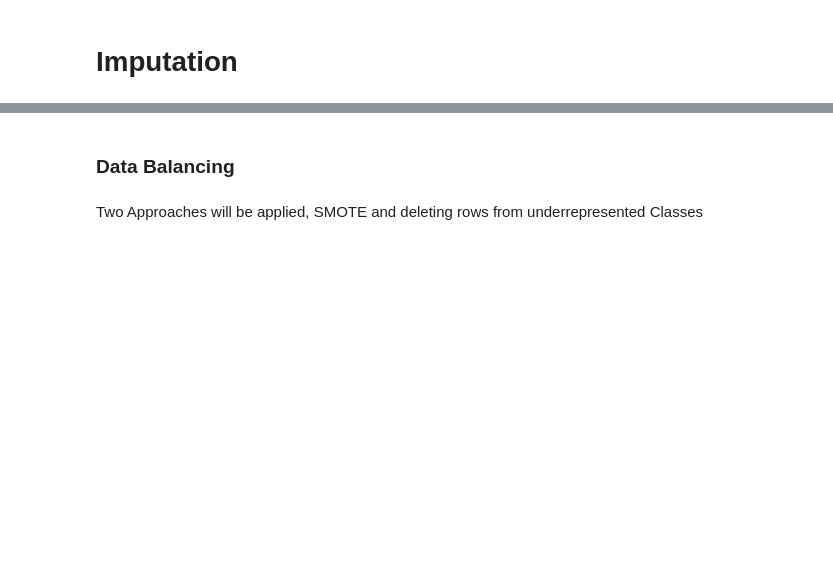
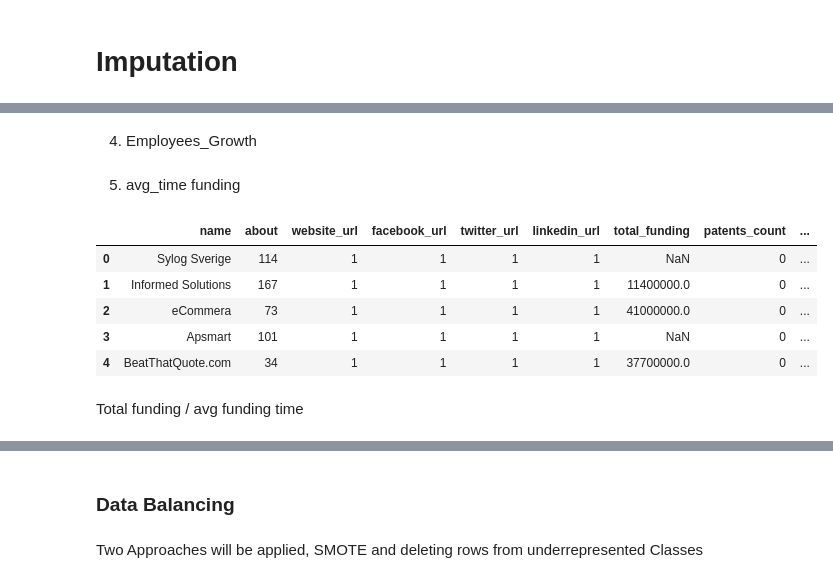
Before and after one commit to FriedrichHermann/Jarvis, a Jupyter notebook: Second Try/Dataset.ipynb, the cells around one changed output, grey strips where cells are left out. Cells and saved outputs as stored; diff of their text form; code cells hidden in the pictures; blank space fills up the shorter version.

```diff
--- a/Second Try/Dataset.ipynb
+++ b/Second Try/Dataset.ipynb
@@ -807,0 +1044,5 @@ We will drop all rows where ownership is "not known"
+# %%
+from sklearn.impute import SimpleImputer
+df_mode = df_past2.copy()
+mode_imputer = SimpleImputer(strategy='median')
+df_mode["employees_latest"] = mode_imputer.fit_transform(df_mode["employees_latest"].values.reshape(-1,1))
@@ -808 +1051,28 @@ We will drop all rows where ownership is "not known"
+# %%
+prob=df_mode["team_female"].sum()/df_mode["team_male"].sum()
+df_mode["cteam"]=df_mode["team_male"]+df_mode["team_female"]
+df_mode.loc[df_mode["cteam"]!=0,"cteam"]="Set"
+# %%
+shape_df=df_mode.loc[df_mode["cteam"]==0,"cteam"].shape
+
+df_mode.loc[df_mode["cteam"]==0,"cteam"]=np.random.choice(2, shape_df,p=[prob,1-prob])
+df_mode.loc[df_mode["cteam"]==1,"team_male"]=1
+df_mode.loc[df_mode["cteam"]==0,"team_female"]=1
+# %% [markdown]
+4. Employees_Growth
+# %%
+df_mode.loc[df_mode["employees_growth"].apply(lambda x: True if math.isnan(x) else False),"employees_growth"]=0
+# %% [markdown]
+5. avg_time funding
+# %%
+df_mode.head()
+# %% [output]
+|  | name | about | website_url | facebook_url | twitter_url | linkedin_url | total_funding | patents_count | ... |
+| 0 | Sylog Sverige | 114 | 1 | 1 | 1 | 1 | NaN | 0 | ... |
+| 1 | Informed Solutions | 167 | 1 | 1 | 1 | 1 | 11400000.0 | 0 | ... |
+| 2 | eCommera | 73 | 1 | 1 | 1 | 1 | 41000000.0 | 0 | ... |
+| 3 | Apsmart | 101 | 1 | 1 | 1 | 1 | NaN | 0 | ... |
+| 4 | BeatThatQuote.com | 34 | 1 | 1 | 1 | 1 | 37700000.0 | 0 | ... |
+# %% [markdown]
+Total funding / avg funding time
 # %%
```
Also changed, not shown: parts of 77 cells of this notebook, 1 other file.
